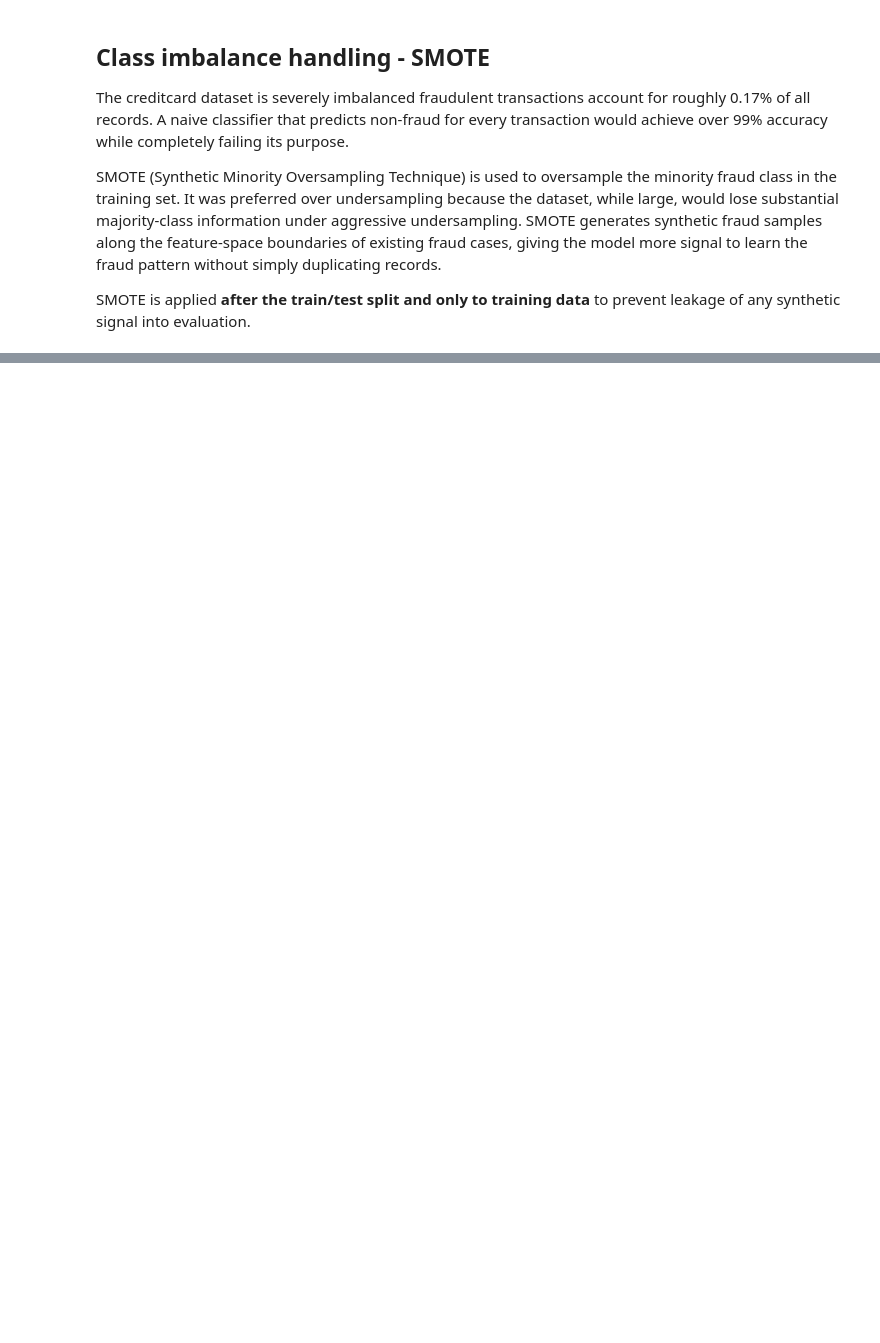
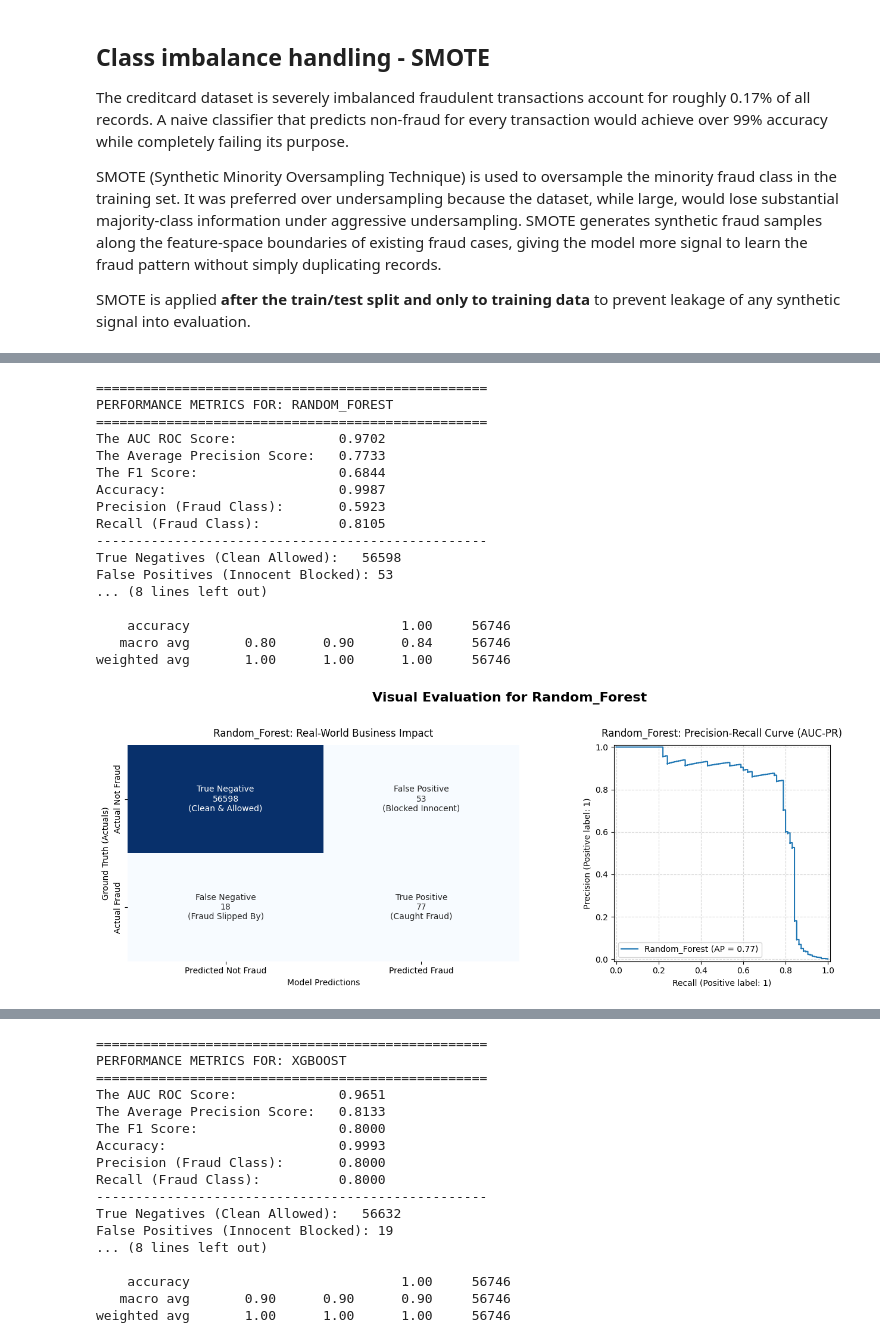
Before and after one commit to soliana-k/fraud-detection, a Jupyter notebook: notebooks/eda_credit_card.ipynb, the cells around one changed output, grey strips where cells are left out. Cells and saved outputs as stored; diff of their text form; code cells hidden in the pictures; blank space fills up the shorter version.

```diff
--- a/notebooks/eda_credit_card.ipynb
+++ b/notebooks/eda_credit_card.ipynb
@@ -88,0 +119,3 @@ leakage of any synthetic signal into evaluation.
+# %%
+best_models=mt.train_and_evaluate_models(X_train, y_train, X_test, y_test)
+# %% [output]
@@ -88,0 +124,18 @@ leakage of any synthetic signal into evaluation.
+==================================================
+PERFORMANCE METRICS FOR: RANDOM_FOREST
+==================================================
+The AUC ROC Score:             0.9702
+The Average Precision Score:   0.7733
+The F1 Score:                  0.6844
+Accuracy:                      0.9987
+Precision (Fraud Class):       0.5923
+Recall (Fraud Class):          0.8105
+--------------------------------------------------
+True Negatives (Clean Allowed):   56598
+False Positives (Innocent Blocked): 53
+... (8 lines left out)
+
+    accuracy                           1.00     56746
+   macro avg       0.80      0.90      0.84     56746
+weighted avg       1.00      1.00      1.00     56746
+[figure, added]
@@ -88,0 +144,17 @@ leakage of any synthetic signal into evaluation.
+==================================================
+PERFORMANCE METRICS FOR: XGBOOST
+==================================================
+The AUC ROC Score:             0.9651
+The Average Precision Score:   0.8133
+The F1 Score:                  0.8000
+Accuracy:                      0.9993
+Precision (Fraud Class):       0.8000
+Recall (Fraud Class):          0.8000
+--------------------------------------------------
+True Negatives (Clean Allowed):   56632
+False Positives (Innocent Blocked): 19
+... (8 lines left out)
+
+    accuracy                           1.00     56746
+   macro avg       0.90      0.90      0.90     56746
+weighted avg       1.00      1.00      1.00     56746
```
Also changed, not shown: parts of 5 cells of this notebook, 3 other files.
